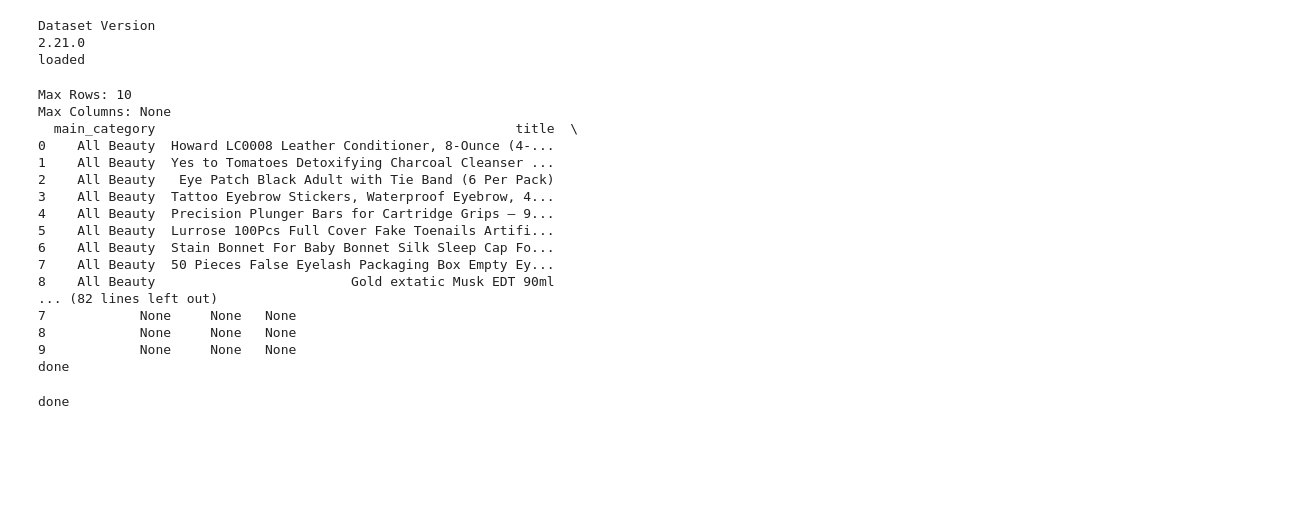
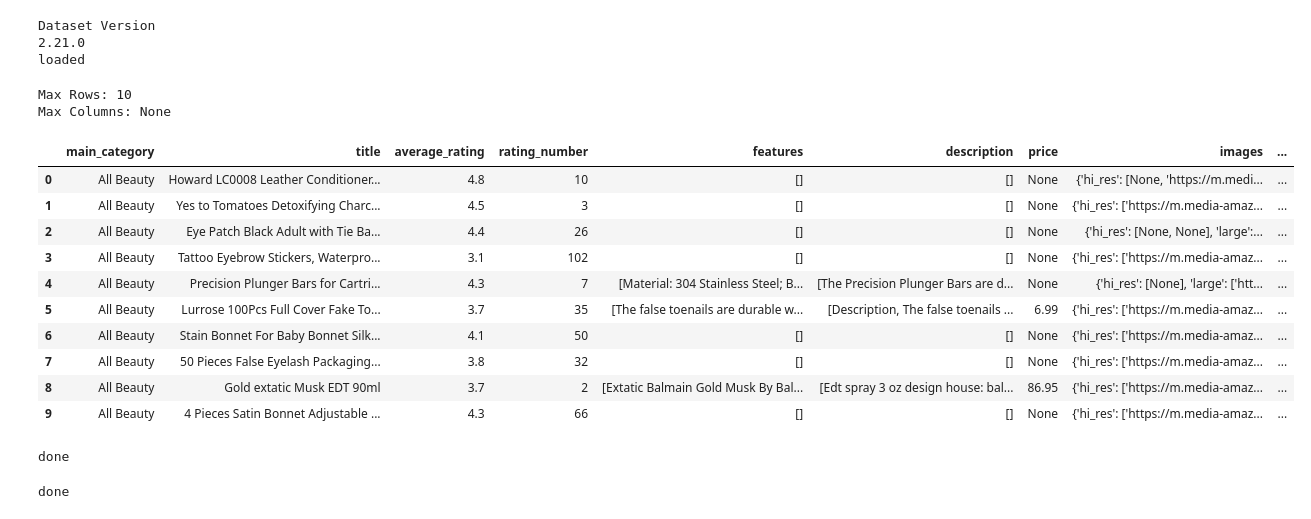
Before and after one commit to rickst1g/data-driven, a Jupyter notebook: Data-Driven.ipynb, the cells around one changed output. Saved outputs shown, nothing was run; the diff lists cells and outputs as text; code cells hidden in the pictures; blank space fills up the shorter version.

```diff
--- a/Data-Driven.ipynb
+++ b/Data-Driven.ipynb
@@ -127,43 +127,42 @@ loaded
 # %%
 metadata_limit = 100
 metadata_data = []
 
 for i, item in enumerate(metadata_dataset):
     metadata_data.append(item)
     if i + 1 >= metadata_limit:
         break
 
 item_metadata_df = pd.DataFrame(metadata_data)
 
 Items_To_Print = 10
 
 pd.set_option("display.max_rows", Items_To_Print)
 pd.set_option("display.max_columns", None)
+pd.set_option("display.max_colwidth", None)
+pd.set_option("display.width", 200)
 
 print(f"Max Rows: {pd.options.display.max_rows}")
 print(f"Max Columns: {pd.options.display.max_columns}")
 
-print(item_metadata_df.head(Items_To_Print))
+display(item_metadata_df.head(Items_To_Print))
 
 print("done")
 # %% [output]
 Max Rows: 10
 Max Columns: None
-  main_category                                              title  \
-0    All Beauty  Howard LC0008 Leather Conditioner, 8-Ounce (4-...
-1    All Beauty  Yes to Tomatoes Detoxifying Charcoal Cleanser ...
-2    All Beauty   Eye Patch Black Adult with Tie Band (6 Per Pack)
-3    All Beauty  Tattoo Eyebrow Stickers, Waterproof Eyebrow, 4...
-4    All Beauty  Precision Plunger Bars for Cartridge Grips – 9...
-5    All Beauty  Lurrose 100Pcs Full Cover Fake Toenails Artifi...
-6    All Beauty  Stain Bonnet For Baby Bonnet Silk Sleep Cap Fo...
-7    All Beauty  50 Pieces False Eyelash Packaging Box Empty Ey...
-8    All Beauty                         Gold extatic Musk EDT 90ml
-... (82 lines left out)
-7            None     None   None
-8            None     None   None
-9            None     None   None
-done
+|  | main_category | title | average_rating | rating_number | features | description | price | images | ... |
+| 0 | All Beauty | Howard LC0008 Leather Conditioner... | 4.8 | 10 | [] | [] | None | {'hi_res': [None, 'https://m.medi... | ... |
+| 1 | All Beauty | Yes to Tomatoes Detoxifying Charc... | 4.5 | 3 | [] | [] | None | {'hi_res': ['https://m.media-amaz... | ... |
+| 2 | All Beauty | Eye Patch Black Adult with Tie Ba... | 4.4 | 26 | [] | [] | None | {'hi_res': [None, None], 'large':... | ... |
+| 3 | All Beauty | Tattoo Eyebrow Stickers, Waterpro... | 3.1 | 102 | [] | [] | None | {'hi_res': ['https://m.media-amaz... | ... |
+| 4 | All Beauty | Precision Plunger Bars for Cartri... | 4.3 | 7 | [Material: 304 Stainless Steel; B... | [The Precision Plunger Bars are d... | None | {'hi_res': [None], 'large': ['htt... | ... |
+| 5 | All Beauty | Lurrose 100Pcs Full Cover Fake To... | 3.7 | 35 | [The false toenails are durable w... | [Description, The false toenails ... | 6.99 | {'hi_res': ['https://m.media-amaz... | ... |
+| 6 | All Beauty | Stain Bonnet For Baby Bonnet Silk... | 4.1 | 50 | [] | [] | None | {'hi_res': ['https://m.media-amaz... | ... |
+| 7 | All Beauty | 50 Pieces False Eyelash Packaging... | 3.8 | 32 | [] | [] | None | {'hi_res': ['https://m.media-amaz... | ... |
+| 8 | All Beauty | Gold extatic Musk EDT 90ml | 3.7 | 2 | [Extatic Balmain Gold Musk By Bal... | [Edt spray 3 oz design house: bal... | 86.95 | {'hi_res': ['https://m.media-amaz... | ... |
+| 9 | All Beauty | 4 Pieces Satin Bonnet Adjustable ... | 4.3 | 66 | [] | [] | None | {'hi_res': ['https://m.media-amaz... | ... |
+done
 # %%
 def get_product(product_id):
     try:
```
Also changed, not shown: parts of 5 cells of this notebook.
